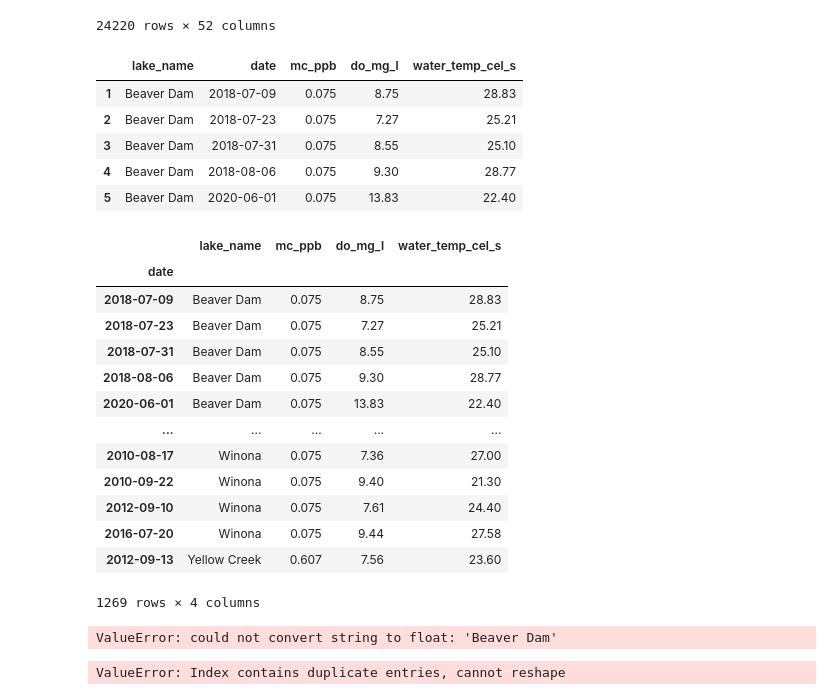
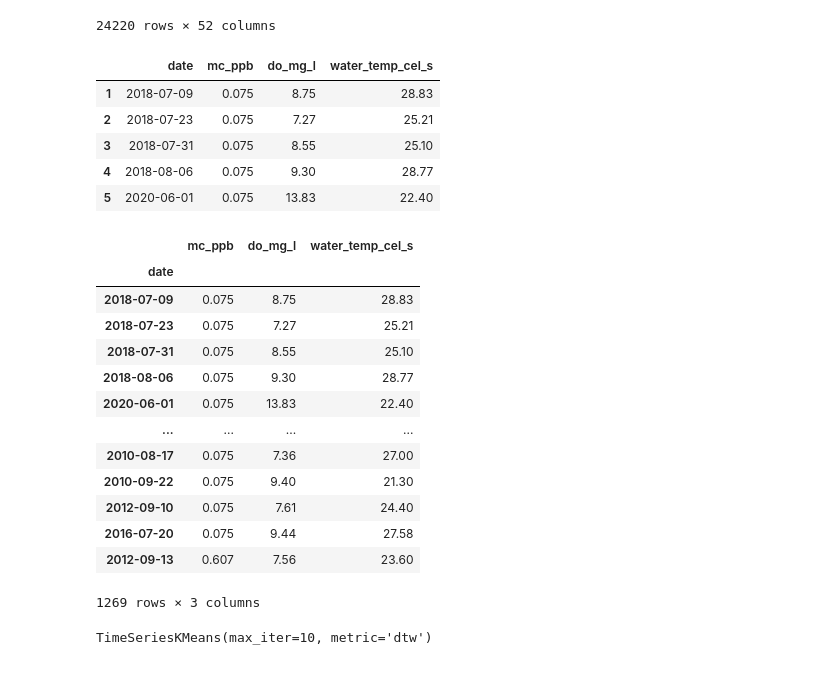
Before and after one commit to austin-strahan/Lakes-ML, a Jupyter notebook: Time Series Project.ipynb, the cells around one changed output. Saved outputs shown, nothing was run; the diff lists cells and outputs as text; code cells hidden in the pictures.

```diff
--- a/Time Series Project.ipynb
+++ b/Time Series Project.ipynb
@@ -6,5 +10,5 @@ from skimpy import clean_columns
 # %%
-df = pd.read_csv("LakeData.csv", low_memory = False)
+df = pd.read_csv("LakeData.csv", parse_dates=["Date"], low_memory = False)
 # %%
 df2 = pd.read_csv("Lake physical data.csv", low_memory = False)
 # %%
@@ -38,16 +42,16 @@ clean_df
 | 24219 | Beaver Dam | Open | 16253BEA2 | 2016-09-09 | 13:37 | R | O | 18.4 | 4.6 | ... |
 24220 rows × 52 columns
 # %%
-cdf = clean_df[["lake_name",'date','mc_ppb', 'do_mg_l', 'water_temp_cel_s']]
+cdf = clean_df[['date','mc_ppb', 'do_mg_l', 'water_temp_cel_s']]
 cdf = cdf.dropna()
 cdf.head()
 # %% [output]
-|  | lake_name | date | mc_ppb | do_mg_l | water_temp_cel_s |
-| 1 | Beaver Dam | 2018-07-09 | 0.075 | 8.75 | 28.83 |
-| 2 | Beaver Dam | 2018-07-23 | 0.075 | 7.27 | 25.21 |
-| 3 | Beaver Dam | 2018-07-31 | 0.075 | 8.55 | 25.10 |
-| 4 | Beaver Dam | 2018-08-06 | 0.075 | 9.30 | 28.77 |
-| 5 | Beaver Dam | 2020-06-01 | 0.075 | 13.83 | 22.40 |
+|  | date | mc_ppb | do_mg_l | water_temp_cel_s |
+| 1 | 2018-07-09 | 0.075 | 8.75 | 28.83 |
+| 2 | 2018-07-23 | 0.075 | 7.27 | 25.21 |
+| 3 | 2018-07-31 | 0.075 | 8.55 | 25.10 |
+| 4 | 2018-08-06 | 0.075 | 9.30 | 28.77 |
+| 5 | 2020-06-01 | 0.075 | 13.83 | 22.40 |
 # %%
 cdf.index = pd.to_datetime(cdf['date'])
 # %%
@@ -55,28 +59,24 @@ cdf = cdf.drop(['date'], axis=1)
 # %%
 cdf
 # %% [output]
-|  | lake_name | mc_ppb | do_mg_l | water_temp_cel_s |
-| date |  |  |  |  |
-| 2018-07-09 | Beaver Dam | 0.075 | 8.75 | 28.83 |
-| 2018-07-23 | Beaver Dam | 0.075 | 7.27 | 25.21 |
-| 2018-07-31 | Beaver Dam | 0.075 | 8.55 | 25.10 |
-| 2018-08-06 | Beaver Dam | 0.075 | 9.30 | 28.77 |
-| 2020-06-01 | Beaver Dam | 0.075 | 13.83 | 22.40 |
-| ... | ... | ... | ... | ... |
-| 2010-08-17 | Winona | 0.075 | 7.36 | 27.00 |
-| 2010-09-22 | Winona | 0.075 | 9.40 | 21.30 |
-| 2012-09-10 | Winona | 0.075 | 7.61 | 24.40 |
-| 2016-07-20 | Winona | 0.075 | 9.44 | 27.58 |
-| 2012-09-13 | Yellow Creek | 0.607 | 7.56 | 23.60 |
+|  | mc_ppb | do_mg_l | water_temp_cel_s |
+| date |  |  |  |
+| 2018-07-09 | 0.075 | 8.75 | 28.83 |
+| 2018-07-23 | 0.075 | 7.27 | 25.21 |
+| 2018-07-31 | 0.075 | 8.55 | 25.10 |
+| 2018-08-06 | 0.075 | 9.30 | 28.77 |
+| 2020-06-01 | 0.075 | 13.83 | 22.40 |
+| ... | ... | ... | ... |
+| 2010-08-17 | 0.075 | 7.36 | 27.00 |
+| 2010-09-22 | 0.075 | 9.40 | 21.30 |
+| 2012-09-10 | 0.075 | 7.61 | 24.40 |
+| 2016-07-20 | 0.075 | 9.44 | 27.58 |
+| 2012-09-13 | 0.607 | 7.56 | 23.60 |
-1269 rows × 4 columns
+1269 rows × 3 columns
 # %%
 from tslearn.clustering import TimeSeriesKMeans
 model = TimeSeriesKMeans(n_clusters=3, metric="dtw", max_iter=10)
 model.fit(cdf)
 #model.predict(cdf)
 # %% [output]
-ValueError: could not convert string to float: 'Beaver Dam'
+TimeSeriesKMeans(max_iter=10, metric='dtw')
-# %%
-cdf.pivot(index="lake_name", columns=["mc_ppb", "do_mg_l"],values="mc_ppb")
-# %% [output]
-ValueError: Index contains duplicate entries, cannot reshape
```
Also changed, not shown: parts of 15 cells of this notebook.
